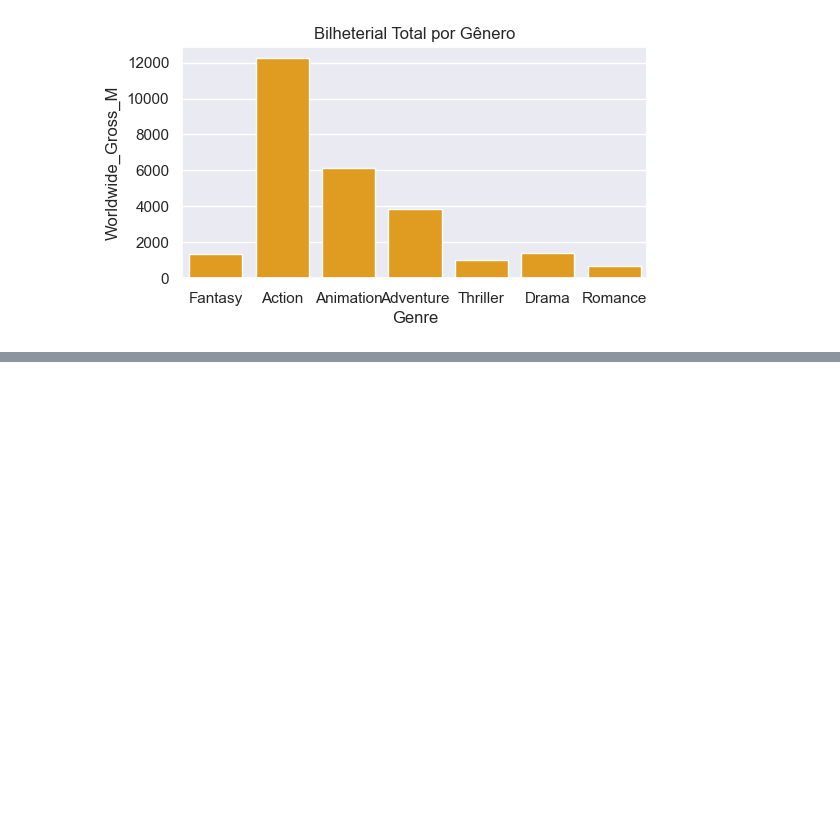
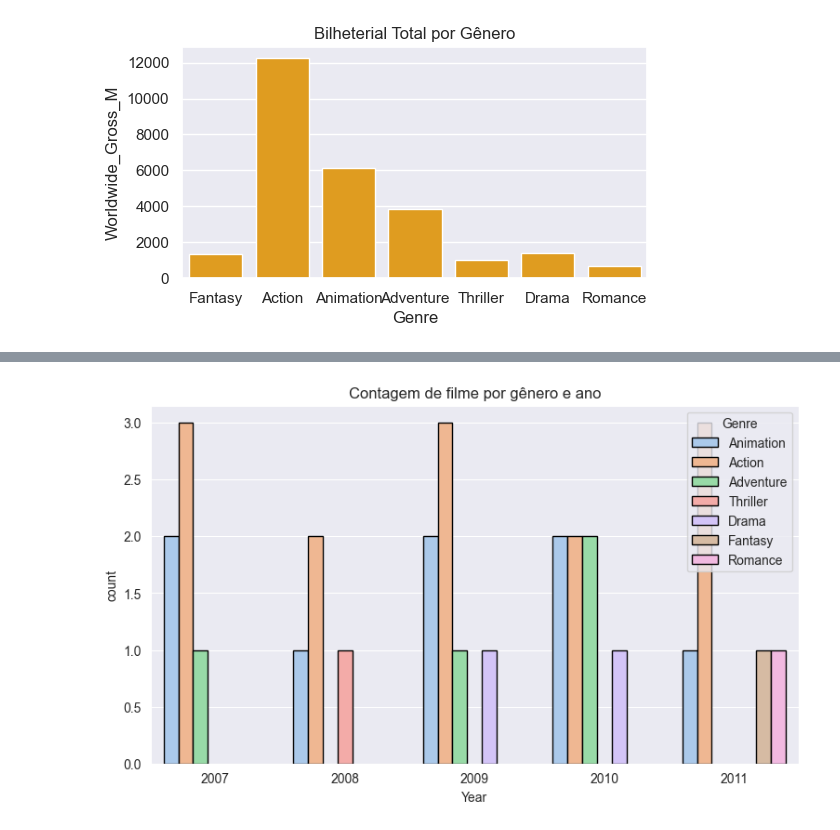
Before and after one commit to Dexduo/Visualizacao_de_Dados_DELL_UECE, a Jupyter notebook: Aula02/main.ipynb, the cells around one changed output, grey strips where cells are left out. Cells and saved outputs as stored; diff of their text form; code cells hidden in the pictures; blank space fills up the shorter version.

```diff
--- a/Aula02/main.ipynb
+++ b/Aula02/main.ipynb
@@ -142,0 +185,8 @@ The `ci` parameter is deprecated. Use `errorbar=None` for the same effect.
+# %%
+plt.figure(figsize=(9, 5))
+plt.title("Contagem de filme por gênero e ano")
+sns.countplot(x='Year', hue='Genre', edgecolor='0', palette='pastel', data=filmes)
+plt.savefig("Contagem de filme por gênero em cada ano.png")
+# plt.show()
+# %% [output]
+[figure, added]
```
Also changed, not shown: parts of 7 cells of this notebook, 19 other files.
